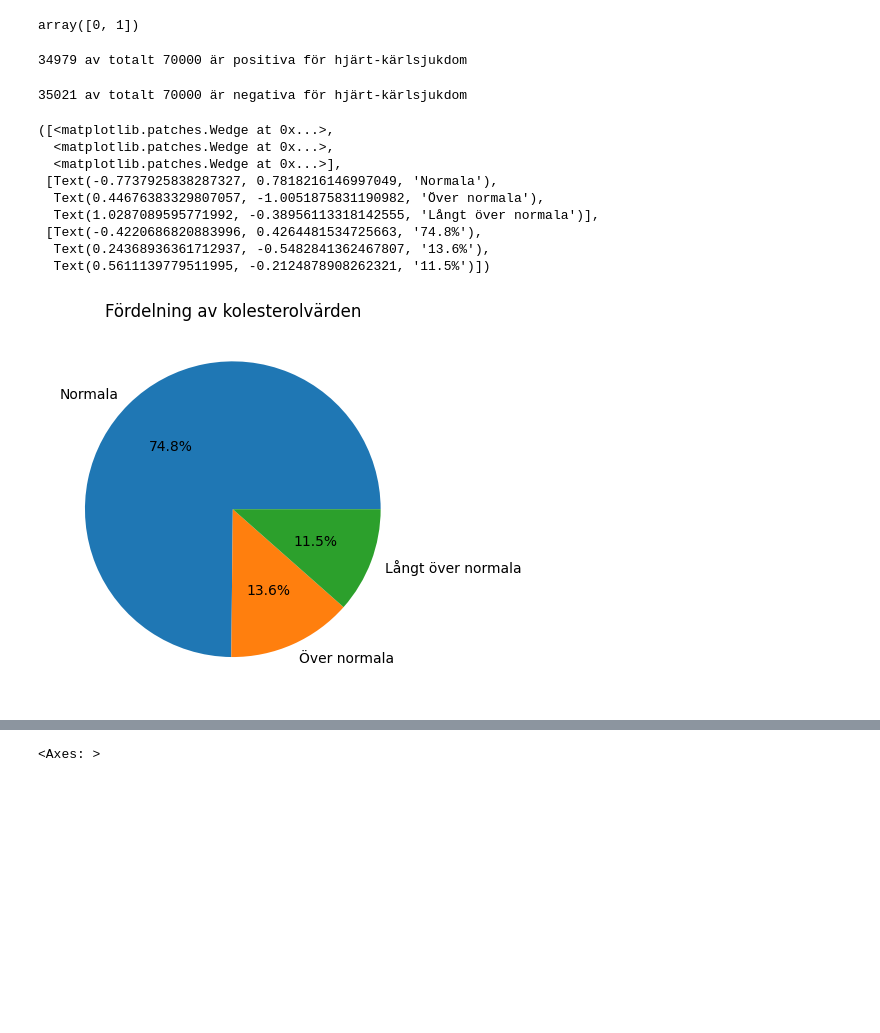
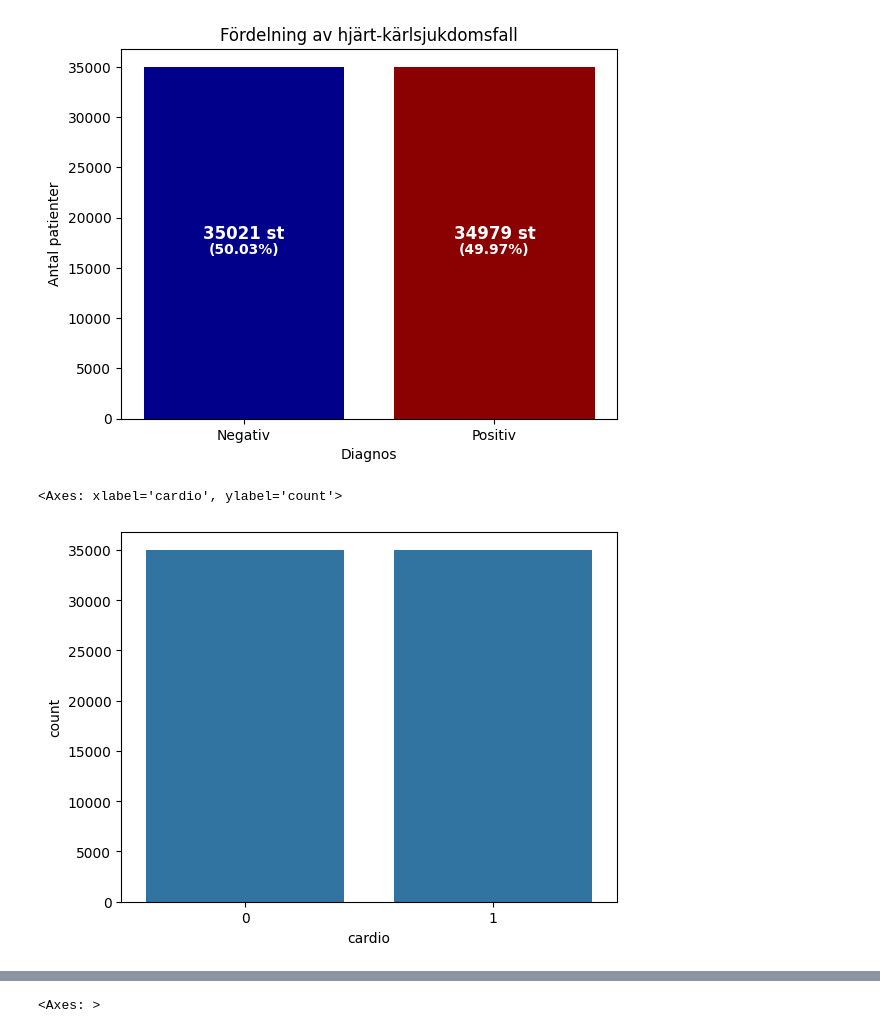
Before and after one commit to PhilipL02/Lab-Disease-Prediction, a Jupyter notebook: lab.ipynb, the cells around one changed output, grey strips where cells are left out. Cells and saved outputs as stored; diff of their text form; code cells hidden in the pictures; blank space fills up the shorter version.

Commit message:
feat: add graphs and start development with machine learning models

```diff
--- a/lab.ipynb
+++ b/lab.ipynb
@@ -81,42 +51,14 @@ df.describe()
 | 50% | 19703.000000 | 1.000000 | 165.000000 | 72.000000 | 120.000000 | 80.000000 | 1.000000 | 1.000000 | 0.000000 | 0.000000 | 1.000000 | ... |
 | 75% | 21327.000000 | 2.000000 | 170.000000 | 82.000000 | 140.000000 | 90.000000 | 2.000000 | 1.000000 | 0.000000 | 0.000000 | 1.000000 | ... |
 | max | 23713.000000 | 2.000000 | 250.000000 | 200.000000 | 16020.000000 | 11000.000000 | 3.000000 | 3.000000 | 1.000000 | 1.000000 | 1.000000 | ... |
-# %%
-df["cardio"].unique()
-# %% [output]
-array([0, 1])
 # %%
 # Hur många är positiva för hjärt-kärlsjukdom och hur många är negativa?
-presence_of_cardiovascular_disease = df[df["cardio"] == 1]
-absence_of_cardiovascular_disease = df[df["cardio"] == 0]
+plot_cardio_distribution(df)
+# %% [output]
+[figure, added]
-# %%
-presence_of_cardiovascular_disease.head()
-print(f"{len(presence_of_cardiovascular_disease)} av totalt {len(df)} är positiva för hjärt-kärlsjukdom")
-# %% [output]
-34979 av totalt 70000 är positiva för hjärt-kärlsjukdom
-# %%
-absence_of_cardiovascular_disease.head()
-print(f"{len(absence_of_cardiovascular_disease)} av totalt {len(df)} är negativa för hjärt-kärlsjukdom")
-# %% [output]
-35021 av totalt 70000 är negativa för hjärt-kärlsjukdom
-# %%
-# Hur stor andel har normala, över normala och långt över normala kolesterolvärden? Rita ett tårtdiagram.
-# Cholesterol | Examination Feature | cholesterol | 1: normal, 2: above normal, 3: well above normal
-
-labels = ["Normala", "Över normala", "Långt över normala"]
-sizes = [len(df[df["cholesterol"] == 1]), len(df[df["cholesterol"] == 2]), len(df[df["cholesterol"] == 3])]
-
-fig, ax = plt.subplots()
-plt.title('Fördelning av kolesterolvärden')
-ax.pie(sizes, labels=labels, autopct='%1.1f%%')
-# %% [output]
-([<matplotlib.patches.Wedge at 0x...>,
-  <matplotlib.patches.Wedge at 0x...>,
-  <matplotlib.patches.Wedge at 0x...>],
- [Text(-0.7737925838287327, 0.7818216146997049, 'Normala'),
-  Text(0.44676383329807057, -1.0051875831190982, 'Över normala'),
-  Text(1.0287089595771992, -0.38956113318142555, 'Långt över normala')],
- [Text(-0.4220686820883996, 0.4264481534725663, '74.8%'),
-  Text(0.24368936361712937, -0.5482841362467807, '13.6%'),
-  Text(0.5611139779511995, -0.2124878908262321, '11.5%')])
-[figure, removed]
+# %%
+# TODO: Är denna bäst för att besvara "Hur många är positiva för hjärt-kärlsjukdom och hur många är negativa?" ?
+sns.countplot(data=df, x='cardio')
+# %% [output]
+<Axes: xlabel='cardio', ylabel='count'>
+[figure, added]
```
Also changed, not shown: parts of 33 cells of this notebook, 2 other files.
